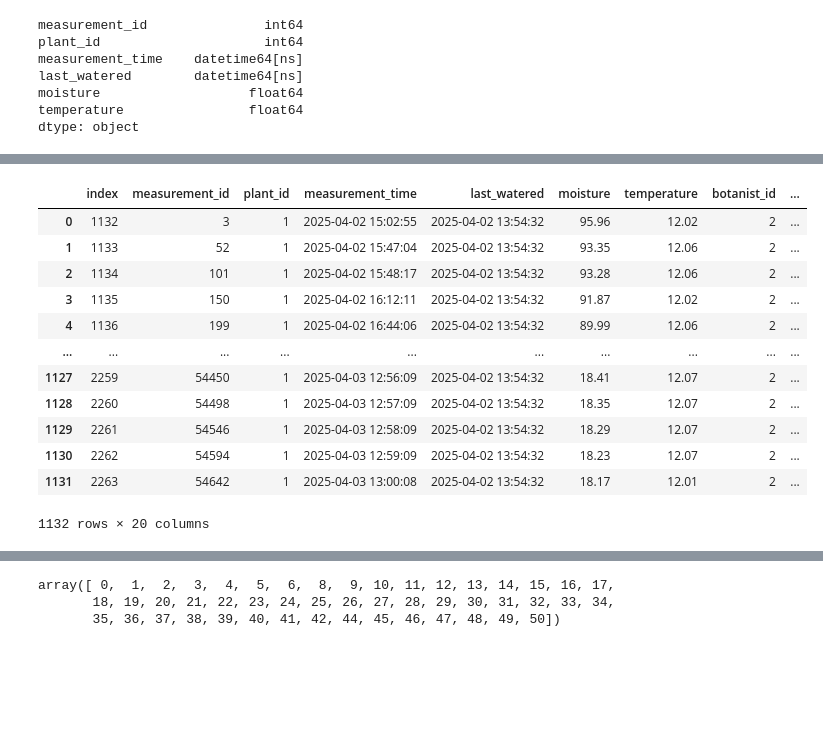
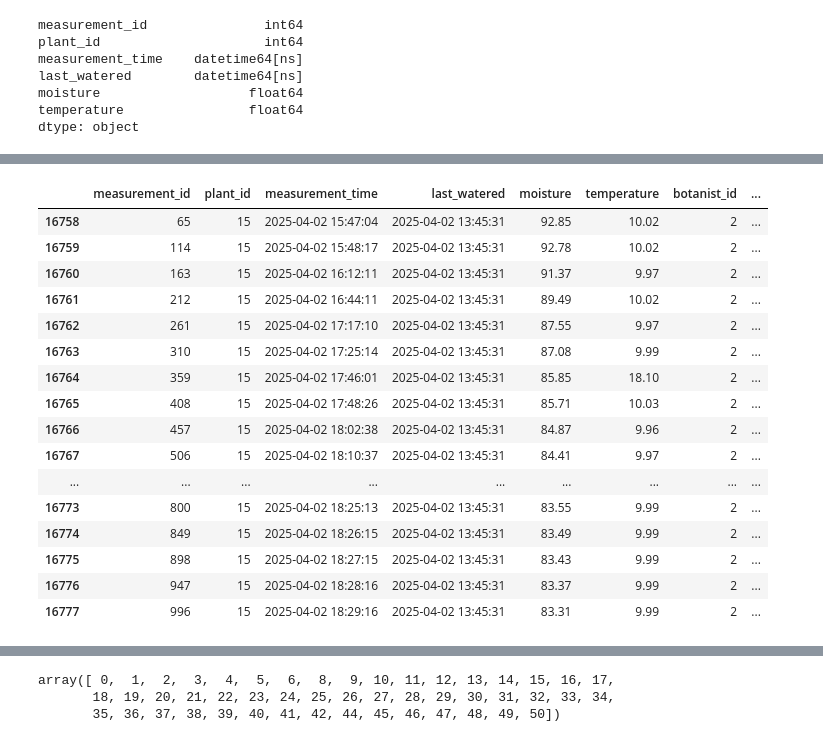
Before and after one commit to rmonbri/Coursework-Data-Engineering-Week-5, a Jupyter notebook: dashboard/test.ipynb, the cells around one changed output, grey strips where cells are left out. Drawn from its saved outputs; the diff is of its cells as text; code cells hidden in the pictures; blank space fills up the shorter version.

```diff
--- a/dashboard/test.ipynb
+++ b/dashboard/test.ipynb
@@ -271,22 +271,26 @@ chart
 # %% [output]
 [interactive output not drawn]
 # %%
-single_plant_measurement = merged_df[merged_df['plant_id'] == 1].sort_values("measurement_time").reset_index()
+single_plant_measurement = merged_df[merged_df['plant_id'] == 15].sort_values("measurement_time").head(20)
 single_plant_measurement
 # %% [output]
-|  | index | measurement_id | plant_id | measurement_time | last_watered | moisture | temperature | botanist_id | ... |
-| 0 | 1132 | 3 | 1 | 2025-04-02 15:02:55 | 2025-04-02 13:54:32 | 95.96 | 12.02 | 2 | ... |
-| 1 | 1133 | 52 | 1 | 2025-04-02 15:47:04 | 2025-04-02 13:54:32 | 93.35 | 12.06 | 2 | ... |
-| 2 | 1134 | 101 | 1 | 2025-04-02 15:48:17 | 2025-04-02 13:54:32 | 93.28 | 12.06 | 2 | ... |
-| 3 | 1135 | 150 | 1 | 2025-04-02 16:12:11 | 2025-04-02 13:54:32 | 91.87 | 12.02 | 2 | ... |
-| 4 | 1136 | 199 | 1 | 2025-04-02 16:44:06 | 2025-04-02 13:54:32 | 89.99 | 12.06 | 2 | ... |
-| ... | ... | ... | ... | ... | ... | ... | ... | ... | ... |
-| 1127 | 2259 | 54450 | 1 | 2025-04-03 12:56:09 | 2025-04-02 13:54:32 | 18.41 | 12.07 | 2 | ... |
-| 1128 | 2260 | 54498 | 1 | 2025-04-03 12:57:09 | 2025-04-02 13:54:32 | 18.35 | 12.07 | 2 | ... |
-| 1129 | 2261 | 54546 | 1 | 2025-04-03 12:58:09 | 2025-04-02 13:54:32 | 18.29 | 12.07 | 2 | ... |
-| 1130 | 2262 | 54594 | 1 | 2025-04-03 12:59:09 | 2025-04-02 13:54:32 | 18.23 | 12.07 | 2 | ... |
-| 1131 | 2263 | 54642 | 1 | 2025-04-03 13:00:08 | 2025-04-02 13:54:32 | 18.17 | 12.01 | 2 | ... |
+|  | measurement_id | plant_id | measurement_time | last_watered | moisture | temperature | botanist_id | ... |
+| 16758 | 65 | 15 | 2025-04-02 15:47:04 | 2025-04-02 13:45:31 | 92.85 | 10.02 | 2 | ... |
+| 16759 | 114 | 15 | 2025-04-02 15:48:17 | 2025-04-02 13:45:31 | 92.78 | 10.02 | 2 | ... |
+| 16760 | 163 | 15 | 2025-04-02 16:12:11 | 2025-04-02 13:45:31 | 91.37 | 9.97 | 2 | ... |
+| 16761 | 212 | 15 | 2025-04-02 16:44:11 | 2025-04-02 13:45:31 | 89.49 | 10.02 | 2 | ... |
+| 16762 | 261 | 15 | 2025-04-02 17:17:10 | 2025-04-02 13:45:31 | 87.55 | 9.97 | 2 | ... |
+| 16763 | 310 | 15 | 2025-04-02 17:25:14 | 2025-04-02 13:45:31 | 87.08 | 9.99 | 2 | ... |
+| 16764 | 359 | 15 | 2025-04-02 17:46:01 | 2025-04-02 13:45:31 | 85.85 | 18.10 | 2 | ... |
+| 16765 | 408 | 15 | 2025-04-02 17:48:26 | 2025-04-02 13:45:31 | 85.71 | 10.03 | 2 | ... |
+| 16766 | 457 | 15 | 2025-04-02 18:02:38 | 2025-04-02 13:45:31 | 84.87 | 9.96 | 2 | ... |
+| 16767 | 506 | 15 | 2025-04-02 18:10:37 | 2025-04-02 13:45:31 | 84.41 | 9.97 | 2 | ... |
+| ... | ... | ... | ... | ... | ... | ... | ... | ... |
+| 16773 | 800 | 15 | 2025-04-02 18:25:13 | 2025-04-02 13:45:31 | 83.55 | 9.99 | 2 | ... |
+| 16774 | 849 | 15 | 2025-04-02 18:26:15 | 2025-04-02 13:45:31 | 83.49 | 9.99 | 2 | ... |
+| 16775 | 898 | 15 | 2025-04-02 18:27:15 | 2025-04-02 13:45:31 | 83.43 | 9.99 | 2 | ... |
+| 16776 | 947 | 15 | 2025-04-02 18:28:16 | 2025-04-02 13:45:31 | 83.37 | 9.99 | 2 | ... |
+| 16777 | 996 | 15 | 2025-04-02 18:29:16 | 2025-04-02 13:45:31 | 83.31 | 9.99 | 2 | ... |
-1132 rows × 20 columns
 # %%
 single_plant_measurement = single_plant_measurement.sort_values('temperature').reset_index()
 # %%
```
Also changed, not shown: parts of 5 cells of this notebook, 2 other files.
